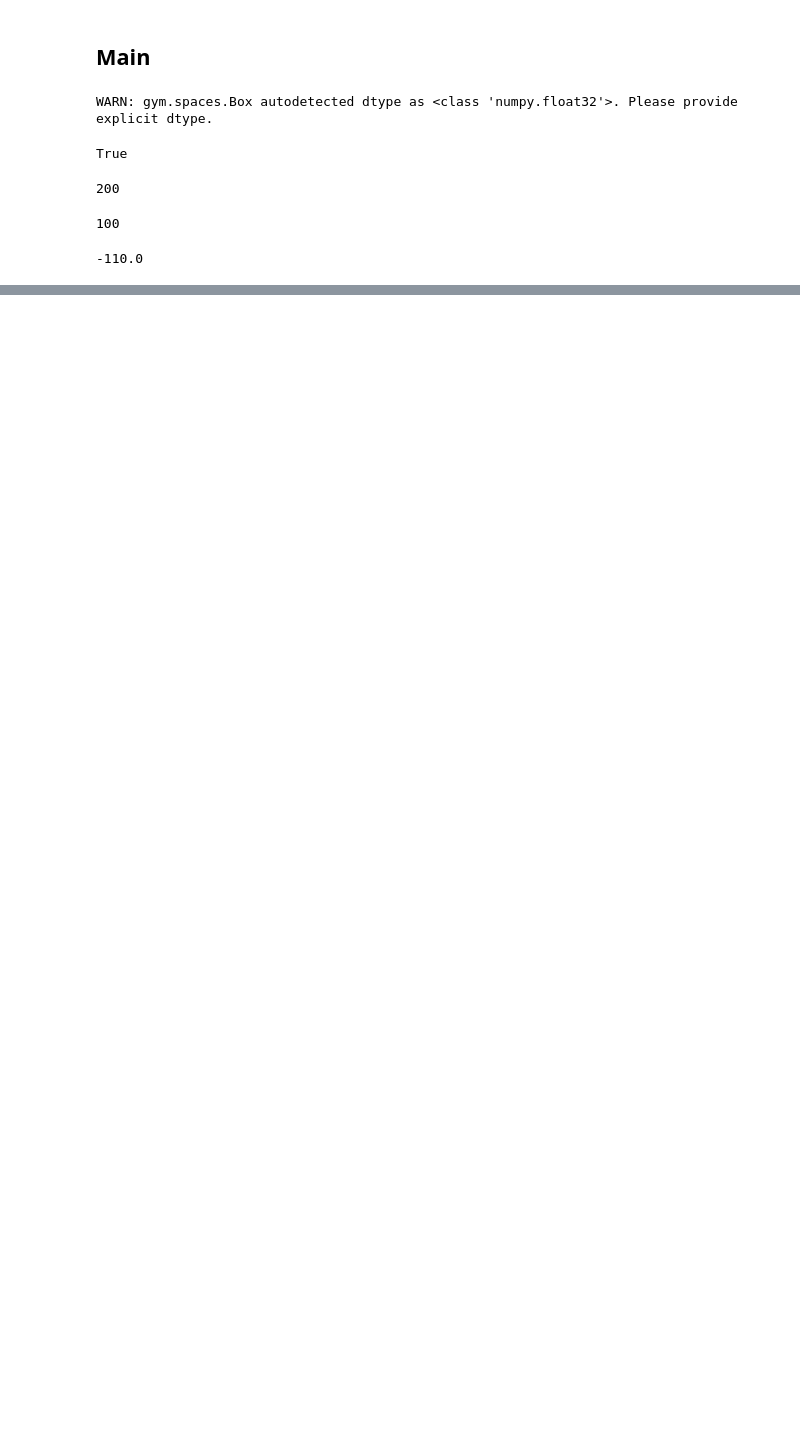
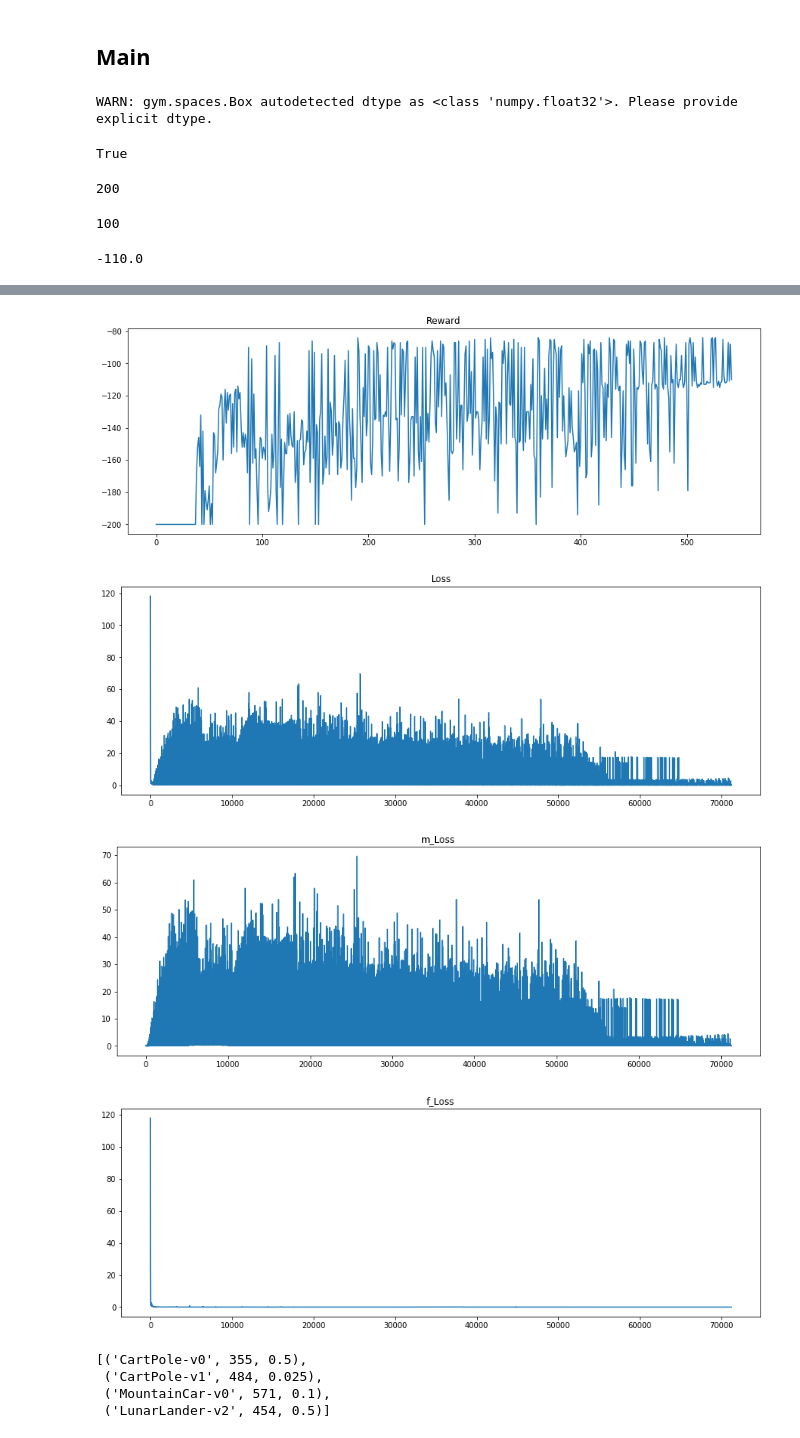
Before and after one commit to kekmodel/rl_pytorch, a Jupyter notebook: notebook/rand_net_distill/dueling_double_dqn_with_rnd.ipynb, the cells around one changed output, grey strips where cells are left out. Cells and saved outputs as stored; diff of their text form; code cells hidden in the pictures; blank space fills up the shorter version.

```diff
--- a/notebook/rand_net_distill/dueling_double_dqn_with_rnd.ipynb
+++ b/notebook/rand_net_distill/dueling_double_dqn_with_rnd.ipynb
@@ -238,7 +238,7 @@ action_space = env.action_space.n
 
 # hyperparameter
 n_episodes = 1000
-learn_start = 1500
+learn_start = 1600
 memory_size = 50000
 update_frq = 1
 use_eps_decay = False
@@ -248,12 +248,14 @@ decay_rate = 0.0001
 n_eval = env.spec.trials
 
 # global values
+init_steps = 0
 total_steps = 0
 learn_steps = 0
 rewards = []
 reward_eval = deque(maxlen=n_eval)
 is_learned = False
 is_solved = False
+is_init_roll = True
 
 # make four nerual networks
 net = DuelingDQN(obs_space, action_space).to(device)
@@ -267,7 +269,7 @@ pred_optim = torch.optim.Adam(pred_net.parameters(), lr=LR_RND, eps=EPS)
 
 # make memory
 rep_memory = deque(maxlen=memory_size)
-obs_memory = []
+obs_memory = deque(maxlen=learn_start)
 # %% [output]
 WARN: gym.spaces.Box autodetected dtype as <class 'numpy.float32'>. Please provide explicit dtype.
 # %%
@@ -286,6 +288,25 @@ env.spec.trials
 env.spec.reward_threshold
 # %% [output]
 -110.0
+# %%
+# rollout
+while True:
+    obs = env.reset()
+    done = False
+    while not done:
+#         env.render()
+        action = env.action_space.sample()
+        _obs, _, done, _ = env.step(action)
+        obs_memory.append(_obs)
+        obs = _obs
+        init_steps += 1
+        if init_steps == learn_start:
+            mean, std = get_norm_params(obs_memory)
+            obs_memory.clear()
+            is_init_roll = False
+            break
+    if not is_init_roll:
+        break
 # %%
 # play!
 for i in range(1, n_episodes + 1):
@@ -294,7 +315,7 @@ for i in range(1, n_episodes + 1):
     ep_reward = 0
     ep_reward_in = 0.
     while not done:
-        env.render()
+#         env.render()
         if np.random.rand() < epsilon:
             action = env.action_space.sample()
         else:
@@ -302,12 +323,9 @@ for i in range(1, n_episodes + 1):
 
         _obs, reward, done, _ = env.step(action)
 
-        if not is_learned:
-            reward_in = 0.
-        else:
-            reward_in = calculate_reward_in(pred_net, rand_net, _obs)
+        reward_in = calculate_reward_in(pred_net, rand_net, _obs)
 
-        obs_memory.append(obs)
+        obs_memory.append(_obs)
         rep_memory.append((obs, action, reward, reward_in, _obs, done))
 
         obs = _obs
@@ -319,11 +337,13 @@ for i in range(1, n_episodes + 1):
             epsilon -= epsilon * decay_rate
             epsilon = max(eps_min, epsilon)
 
+        if total_steps % learn_start == 0:
+            mean, std = get_norm_params(obs_memory)
+
         if len(rep_memory) >= learn_start:
             if len(rep_memory) == learn_start:
                 print('\n====================  Start Learning  ====================\n')
                 is_learned = True
-            mean, std = get_norm_params(obs_memory)
             learn(net, target_net, pred_net, rand_net,
                   net_optim, pred_optim, rep_memory)
             learn_steps += 1
@@ -369,19 +388,31 @@ KeyboardInterrupt:
 # %%
 plt.figure(figsize=(15, 5))
 plt.title('Reward')
 plt.plot(rewards)
 plt.figure(figsize=(15, 5))
 plt.title('Loss')
 plt.plot(losses)
-plt.show()
+plt.figure(figsize=(15, 5))
+plt.title('m_Loss')
+plt.plot(m_losses)
 plt.figure(figsize=(15, 5))
 plt.title('f_Loss')
-plt.plot(f_losses[30:])
+plt.plot(f_losses)
 plt.show()
+# %% [output]
+[figure, added]
+[figure, added]
+[figure, added]
+[figure, added]
 # %%
 [
     ('CartPole-v0', 355, 0.5),
     ('CartPole-v1', 484, 0.025),
-    ('MountainCar-v0', 506, 0.1),
+    ('MountainCar-v0', 571, 0.1),
     ('LunarLander-v2', 454, 0.5)
 ]
+# %% [output]
+[('CartPole-v0', 355, 0.5),
+ ('CartPole-v1', 484, 0.025),
+ ('MountainCar-v0', 571, 0.1),
+ ('LunarLander-v2', 454, 0.5)]
```
Also changed, not shown: parts of 4 cells of this notebook, 21 other files.
